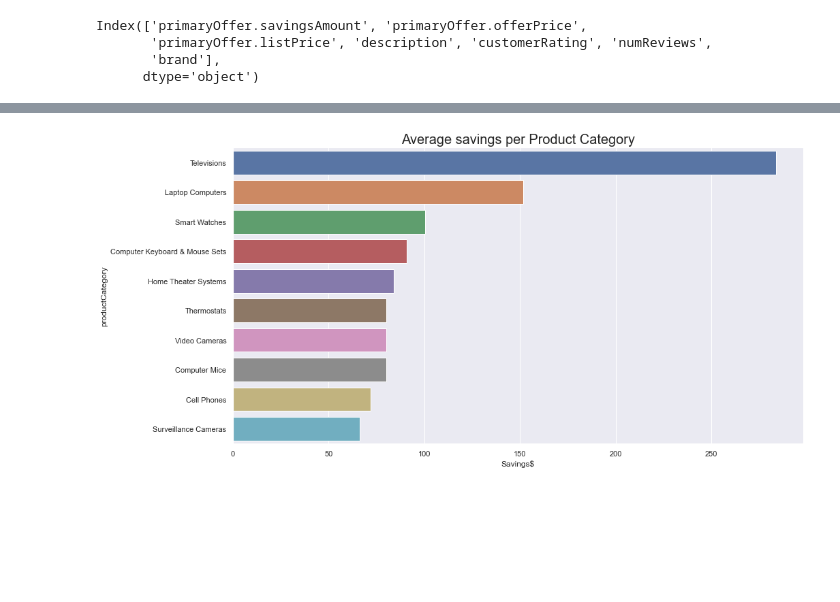
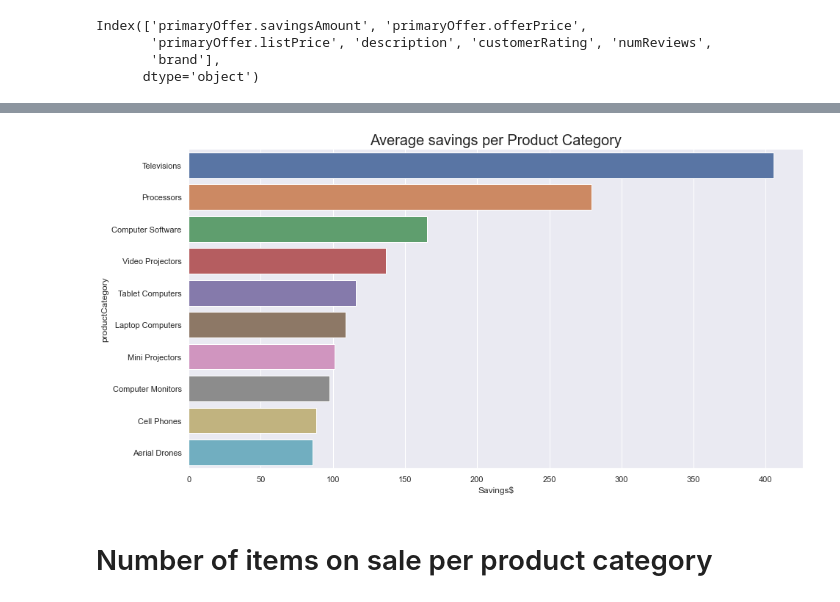
Before and after one commit to chrisvinhston/Web_Scraping_Project, a Jupyter notebook: main.ipynb, the cells around one changed output, grey strips where cells are left out. Drawn from its saved outputs; the diff is of its cells as text; code cells hidden in the pictures; blank space fills up the shorter version.

```diff
--- a/main.ipynb
+++ b/main.ipynb
@@ -147,6 +158,8 @@ Name: 764, dtype: object
 df['description'] = df['description'].str.replace('(<li>)', '').str.replace('(</li>)', '').str.replace('<sup>','').str.replace('</sup>','').str.replace('<b>','').str.replace('</b>','').str.replace('<div>','').str.replace('</div>','').str.replace('<p>','').str.replace('</p>','').str.replace('p class="msonormal">', '')
 df['description']= df['description'].str.replace('(<.*>)', '')
 df['description']=df['description'].fillna(value='')
+df.brand = df.brand.astype(str).str[2:-2]
+df.standardUpc = df.standardUpc.astype(str).str[2:-2]
 
 cols_rename = {'primaryOffer.savingsAmount': 'Savings$' ,'primaryOffer.offerPrice': 'Sale_price$', 'primaryOffer.listPrice': 'Orig_price$', 'title':'Item'}
 df.rename(columns = cols_rename, inplace=True)
@@ -164 +197,3 @@ df.shape
+# %%
+df.reset_index(drop=True, inplace=True)
 # %%
@@ -183,0 +254,4 @@ fig.savefig('.\output\Productcategory_most_savings.png', bbox_inches='tight')
+# %%
+# Avg category Savings
+avg_category_savings = round(df.groupby('productCategory')['Savings$'].mean().reset_index().sort_values(by='Savings$', ascending=False)[:10], 2)
+avg_category_savings
@@ -184,9 +270,9 @@ fig.savefig('.\output\Productcategory_most_savings.png', bbox_inches='tight')
 # %%
-# Avg category Savings
-avg_category_savings = df.groupby('productCategory')['Savings$'].mean().reset_index().sort_values(by='Savings$', ascending=False)[:10]
 fig, ax = plt.subplots(figsize = (15,8))
 barchart = sns.barplot(data = avg_category_savings, x = 'Savings$', y = 'productCategory')
 plt.title('Average savings per Product Category', fontsize= 20)
 fig.savefig('.\output\Productcategory_average_savings.png', bbox_inches='tight')
 # %% [output]
-[figure, old version]
+[figure, new version]
+# %% [markdown]
+# Number of items on sale per product category
```
Also changed, not shown: parts of 32 cells of this notebook, 12 other files.
